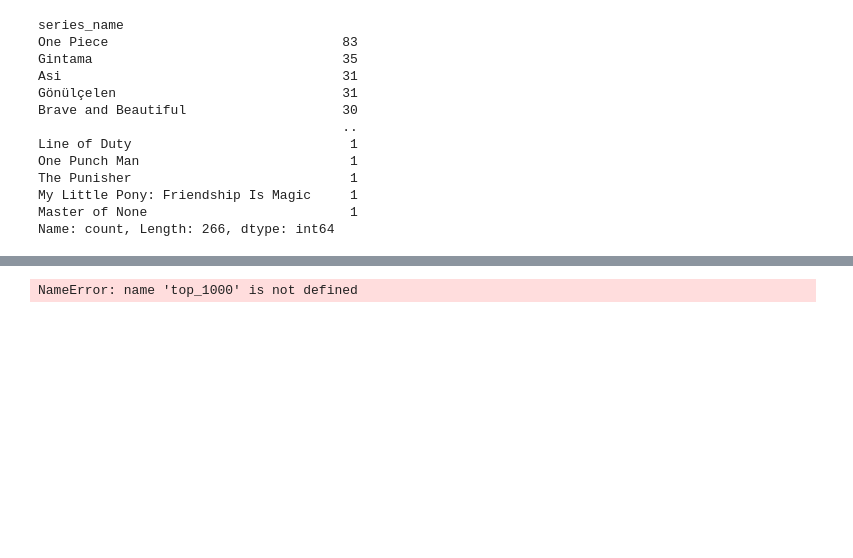
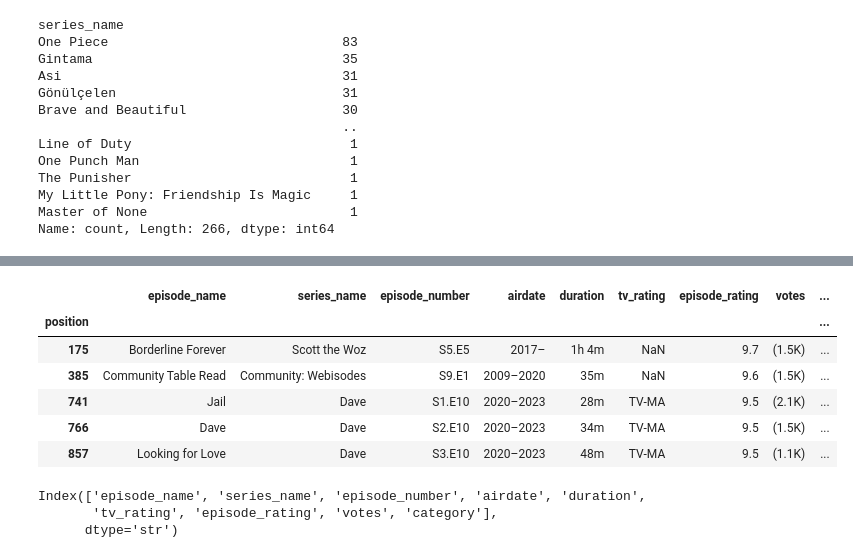
Before and after one commit to Karanveer-Tinna/imdb-data-analysis, a Jupyter notebook: main.ipynb, the cells around one changed output, grey strips where cells are left out. Saved outputs shown, nothing was run; the diff lists cells and outputs as text; code cells hidden in the pictures; blank space fills up the shorter version.

```diff
--- a/main.ipynb
+++ b/main.ipynb
@@ -428,6 +428,18 @@ talk_show                0.2%
 french_animation         0.1%
 Name: proportion, dtype: str
 # %%
-top_1000[top_1000[category] == "other_live_action"]
+top_1000[top_1000["category"] == "other_live_action"]
 # %% [output]
-NameError: name 'top_1000' is not defined
+|  | episode_name | series_name | episode_number | airdate | duration | tv_rating | episode_rating | votes | ... |
+| position |  |  |  |  |  |  |  |  | ... |
+| 175 | Borderline Forever | Scott the Woz | S5.E5 | 2017– | 1h 4m | NaN | 9.7 | (1.5K) | ... |
+| 385 | Community Table Read | Community: Webisodes | S9.E1 | 2009–2020 | 35m | NaN | 9.6 | (1.5K) | ... |
+| 741 | Jail | Dave | S1.E10 | 2020–2023 | 28m | TV-MA | 9.5 | (2.1K) | ... |
+| 766 | Dave | Dave | S2.E10 | 2020–2023 | 34m | TV-MA | 9.5 | (1.5K) | ... |
+| 857 | Looking for Love | Dave | S3.E10 | 2020–2023 | 48m | TV-MA | 9.5 | (1.1K) | ... |
+# %%
+top_1000.columns
+# %% [output]
+Index(['episode_name', 'series_name', 'episode_number', 'airdate', 'duration',
+       'tv_rating', 'episode_rating', 'votes', 'category'],
+      dtype='str')
```
Also changed, not shown: parts of 3 cells of this notebook.
